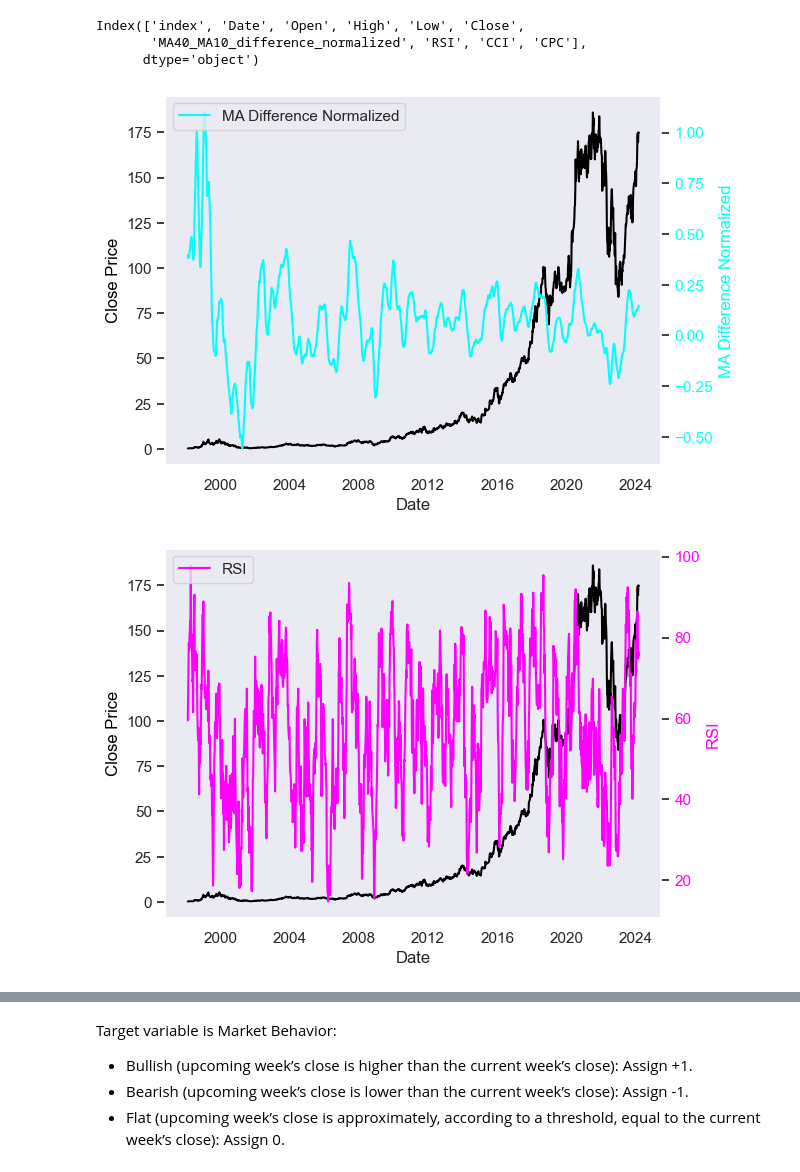
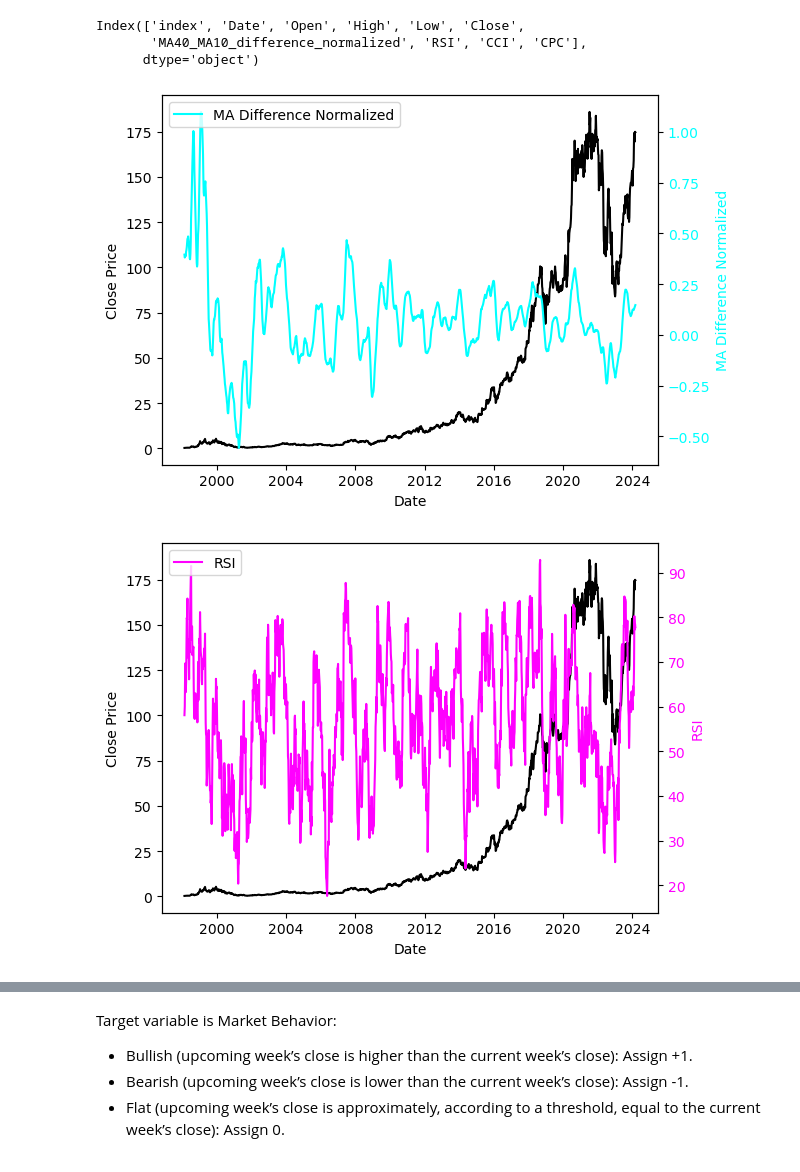
Before and after one commit to elenatomasella/ML, a Jupyter notebook: anfis_amzn.ipynb, the cells around one changed output, grey strips where cells are left out. Drawn from its saved outputs; the diff is of its cells as text; code cells hidden in the pictures.

```diff
--- a/anfis_amzn.ipynb
+++ b/anfis_amzn.ipynb
@@ -21,8 +23,8 @@ import numpy as np
 from sklearn.metrics import accuracy_score, classification_report, confusion_matrix
 # %%
 #msft = pd.read_csv(r'C:\Users\Utente\Desktop\Luiss\ML\Final Project\Datasets\Microsoft_weekly_ok.csv')
-#amzn = pd.read_csv(r'C:\Users\Utente\Desktop\Luiss\ML\Final Project\Datasets\Amazon_weekly_ok.csv')
-amzn = pd.read_csv(r'C:\Users\Gian\OneDrive - LUISS Libera Università Internazionale degli Studi Sociali Guido Carli\ML\Final Project\Weekly series\Amazon_weekly_ok.csv', index_col=False, parse_dates=['Date'])
+amzn = pd.read_csv(r'C:\Users\Utente\Desktop\Luiss\ML\Final Project\Datasets\Amazon_weekly_ok.csv')
+#amzn = pd.read_csv(r'C:\Users\Gian\OneDrive - LUISS Libera Università Internazionale degli Studi Sociali Guido Carli\ML\Final Project\Weekly series\Amazon_weekly_ok.csv', index_col=False, parse_dates=['Date'])
 #ibm = pd.read_csv(r'C:\Users\Utente\Desktop\Luiss\ML\Final Project\Datasets\IBM_weekly_ok.csv')
 #cac = pd.read_csv(r'C:\Users\Utente\Desktop\Luiss\ML\Final Project\Datasets\Cac_weekly_ok.csv')
 #sp500 = pd.read_csv(r'C:\Users\Utente\Desktop\Luiss\ML\Final Project\Datasets\Sp500_weekly_ok.csv')
@@ -108,24 +110,24 @@ Index(['index', 'Date', 'Open', 'High', 'Low', 'Close',
        'MA40_MA10_difference_normalized', 'RSI', 'CCI', 'CPC'],
       dtype='object')
 # %%
-sns.set(style="dark")
+plt.style.use('default')
 
 fig, ax = plt.subplots()
 ax.plot(amzn['Date'], amzn['Close'], color='Black', label='Close')
 ax.set_xlabel('Date')
 ax.set_ylabel('Close Price', color='Black')
 #ax.tick_params(axis='y', labelcolor='white')
 #ax.legend()
 
 ax2 = ax.twinx()
 ax2.plot(amzn['Date'], amzn['MA40_MA10_difference_normalized'], color='cyan', label='MA Difference Normalized')
 ax2.set_ylabel('MA Difference Normalized', color='cyan')
 ax2.tick_params(axis='y', labelcolor='cyan')
 ax2.legend(loc='upper left')
 
 plt.show()
 # %% [output]
-[figure, old version]
+[figure, new version]
 # %%
 fig, ax = plt.subplots()
 ax.plot(amzn['Date'], amzn['Close'], color='Black', label='Close')
@@ -142,7 +144,7 @@ ax2.legend(loc='upper left')
 
 plt.show()
 # %% [output]
-[figure, old version]
+[figure, new version]
 # %%
 fig, ax = plt.subplots()
 ax.plot(amzn['Date'], amzn['Close'], color='Black', label='Close')
```
Also changed, not shown: parts of 29 cells of this notebook.
